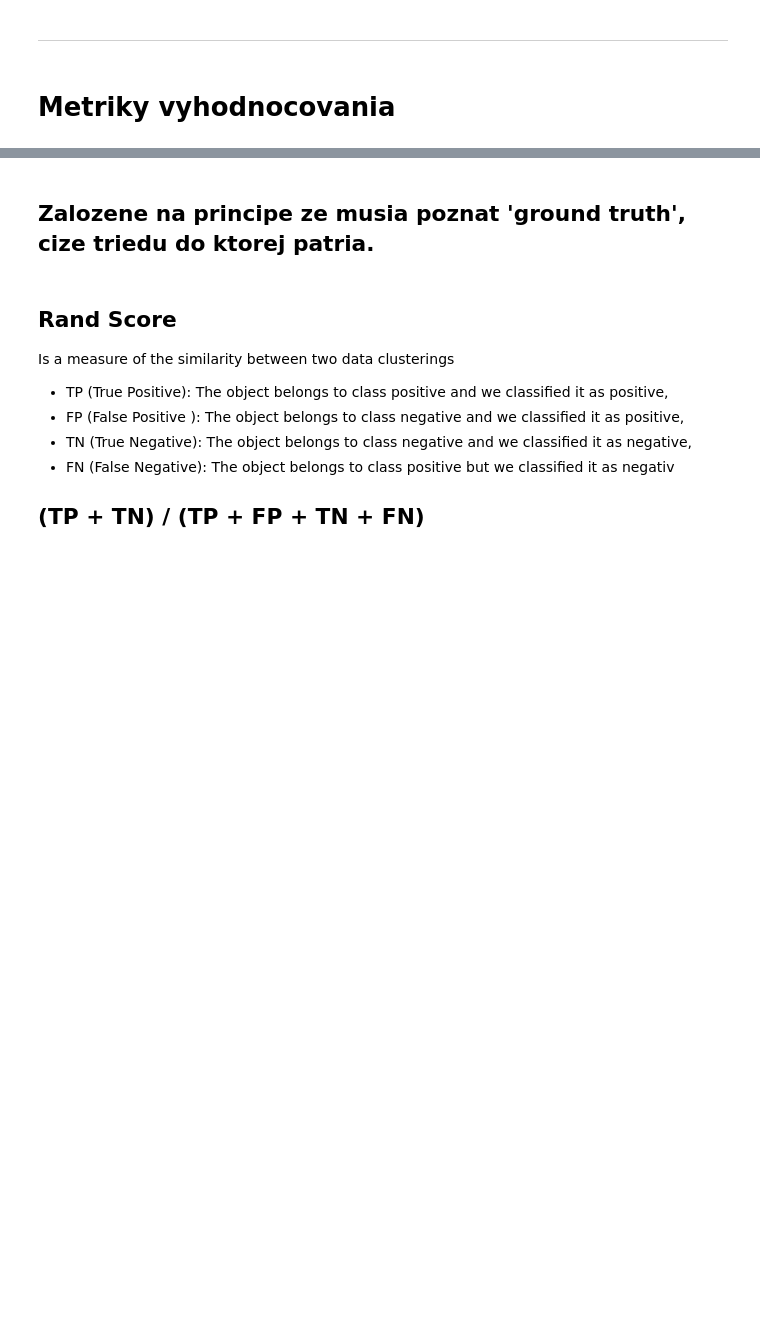
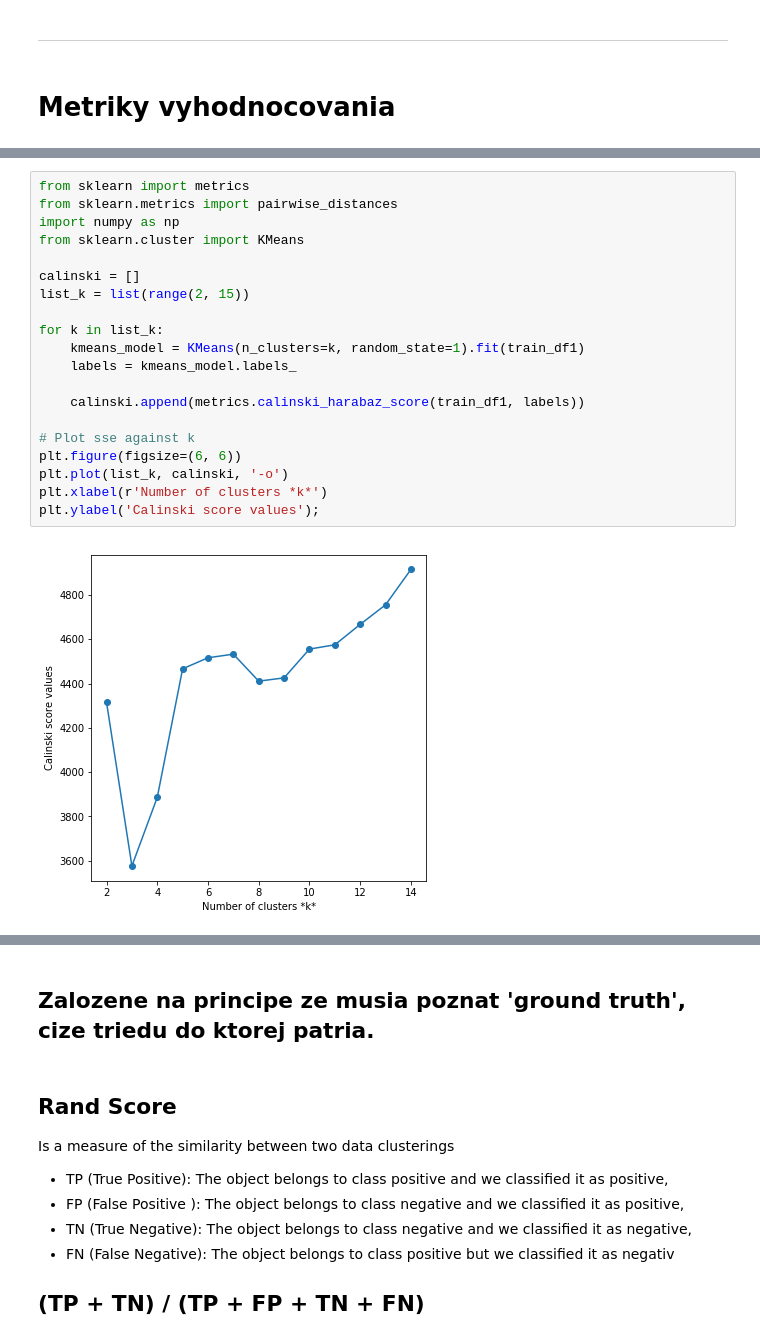
Before and after one commit to SimonSebechlebsky/vos2-clustering, a Jupyter notebook: clustering.ipynb, the cells around one changed output, grey strips where cells are left out. Drawn from its saved outputs; the diff is of its cells as text; blank space fills up the shorter version.

Commit message:
Metrics finalizationeeee

```diff
--- a/clustering.ipynb
+++ b/clustering.ipynb
@@ -101,0 +197,22 @@ def visualize_metrics(array, label):
+# %%
+from sklearn import metrics
+from sklearn.metrics import pairwise_distances
+import numpy as np
+from sklearn.cluster import KMeans
+
+calinski = []
+list_k = list(range(2, 15))
+
+for k in list_k:
+    kmeans_model = KMeans(n_clusters=k, random_state=1).fit(train_df1)
+    labels = kmeans_model.labels_
+
+    calinski.append(metrics.calinski_harabaz_score(train_df1, labels))
+
+# Plot sse against k
+plt.figure(figsize=(6, 6))
+plt.plot(list_k, calinski, '-o')
+plt.xlabel(r'Number of clusters *k*')
+plt.ylabel('Calinski score values');
+# %% [output]
+[figure, added]
```
Also changed, not shown: parts of 65 cells of this notebook, 6 other files.
